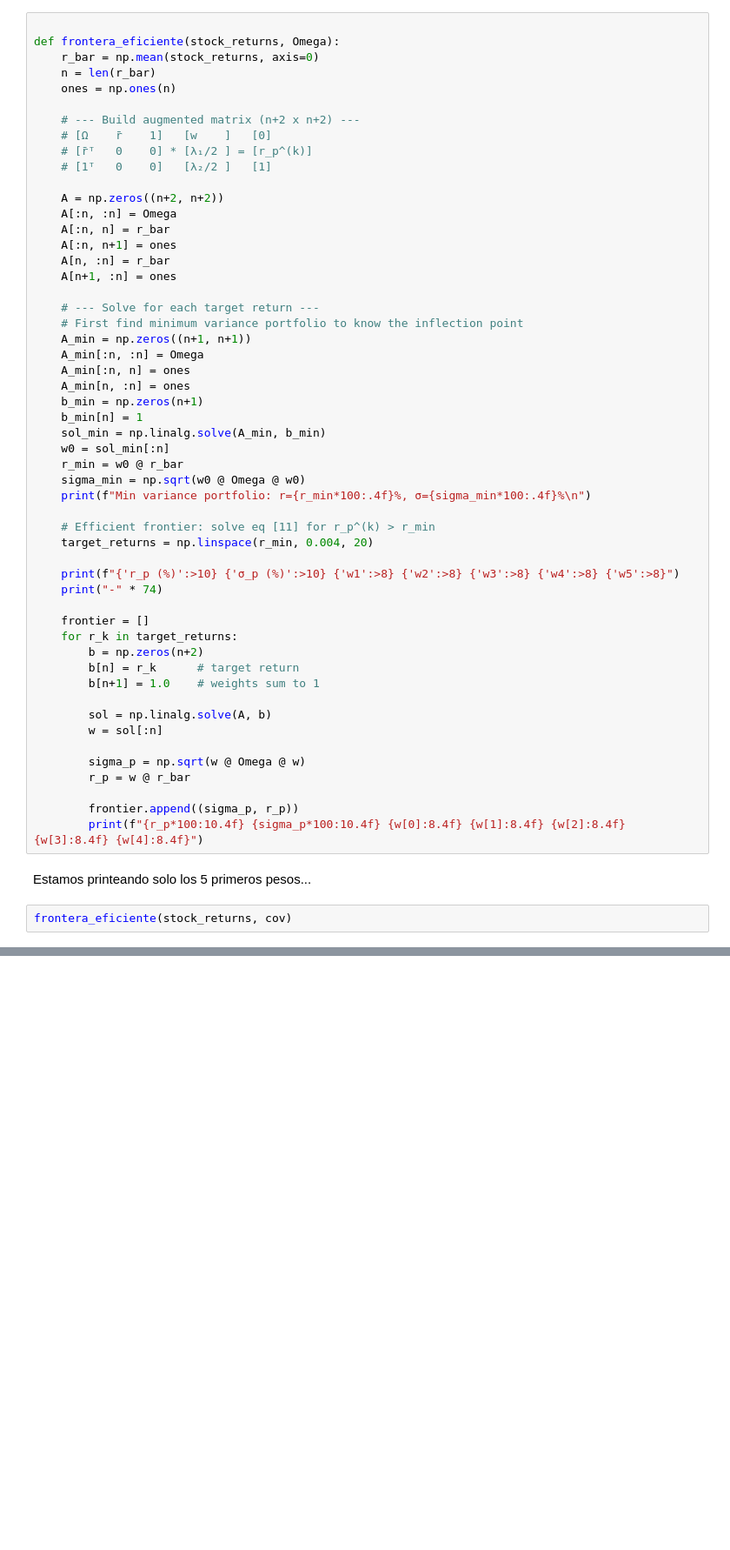
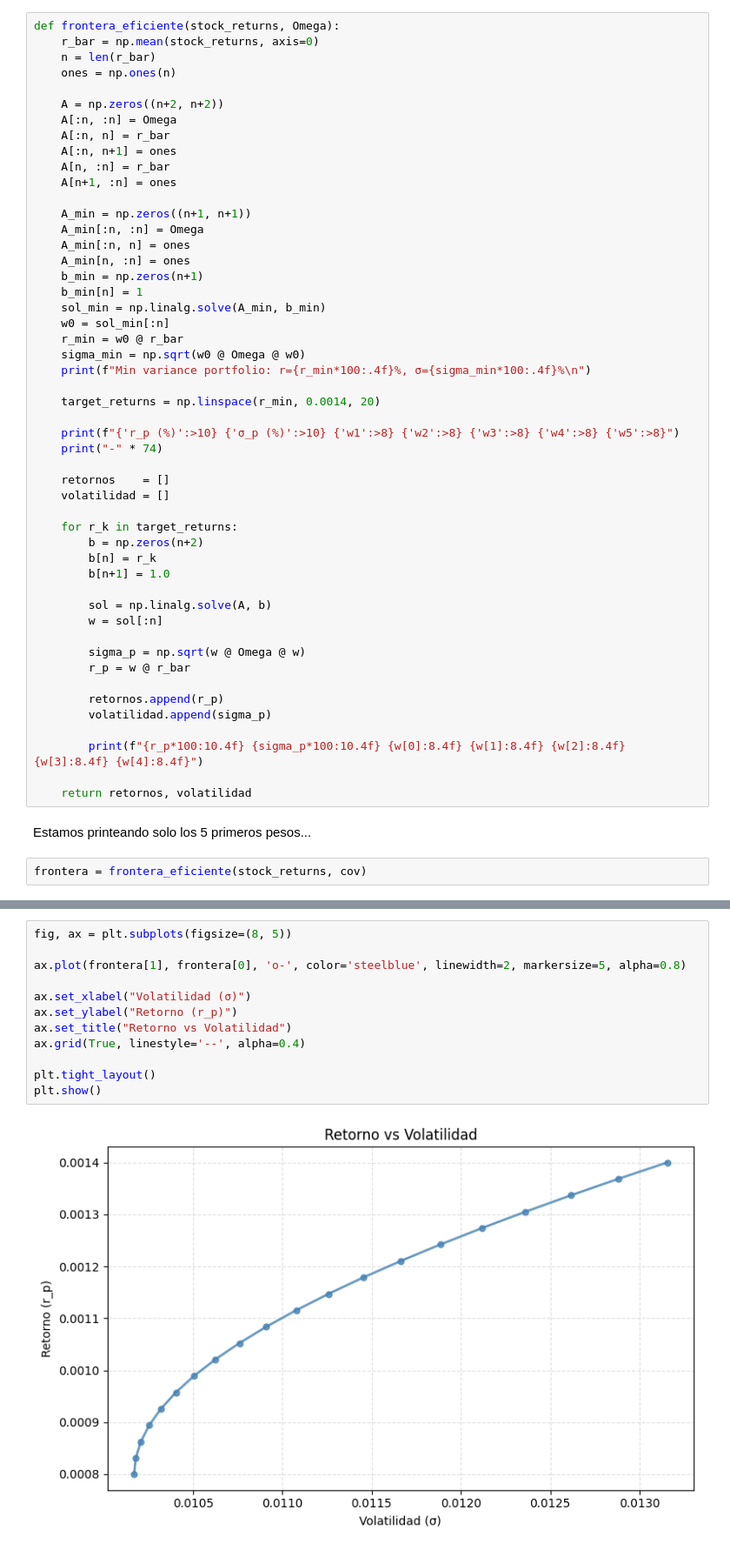
Before and after one commit to jaayg23/grade_CS, a Jupyter notebook: portfolio_m.ipynb, the cells around one changed output, grey strips where cells are left out. Shown at 87% size. Drawn from its saved outputs; the diff is of its cells as text; blank space fills up the shorter version.

```diff
--- a/portfolio_m.ipynb
+++ b/portfolio_m.ipynb
@@ -182,14 +182,8 @@ Volatilidad anual esperada (Riesgo): 21.04%
 # %%
-
 def frontera_eficiente(stock_returns, Omega):
     r_bar = np.mean(stock_returns, axis=0)
     n = len(r_bar)
     ones = np.ones(n)
-
-    # --- Build augmented matrix (n+2 x n+2) ---
-    # [Ω    r̄    1]   [w    ]   [0]
-    # [r̄ᵀ   0    0] * [λ₁/2 ] = [r_p^(k)]
-    # [1ᵀ   0    0]   [λ₂/2 ]   [1]
 
     A = np.zeros((n+2, n+2))
     A[:n, :n] = Omega
@@ -198,8 +192,6 @@ def frontera_eficiente(stock_returns, Omega):
     A[n, :n] = r_bar
     A[n+1, :n] = ones
 
-    # --- Solve for each target return ---
-    # First find minimum variance portfolio to know the inflection point
     A_min = np.zeros((n+1, n+1))
     A_min[:n, :n] = Omega
     A_min[:n, n] = ones
@@ -212,17 +204,18 @@ def frontera_eficiente(stock_returns, Omega):
     sigma_min = np.sqrt(w0 @ Omega @ w0)
     print(f"Min variance portfolio: r={r_min*100:.4f}%, σ={sigma_min*100:.4f}%\n")
 
-    # Efficient frontier: solve eq [11] for r_p^(k) > r_min
-    target_returns = np.linspace(r_min, 0.004, 20)
+    target_returns = np.linspace(r_min, 0.0014, 20)
 
     print(f"{'r_p (%)':>10} {'σ_p (%)':>10} {'w1':>8} {'w2':>8} {'w3':>8} {'w4':>8} {'w5':>8}")
     print("-" * 74)
 
-    frontier = []
+    retornos    = []
+    volatilidad = []
+
     for r_k in target_returns:
         b = np.zeros(n+2)
-        b[n] = r_k      # target return
-        b[n+1] = 1.0    # weights sum to 1
+        b[n] = r_k
+        b[n+1] = 1.0
 
         sol = np.linalg.solve(A, b)
         w = sol[:n]
@@ -230,10 +223,14 @@ def frontera_eficiente(stock_returns, Omega):
         sigma_p = np.sqrt(w @ Omega @ w)
         r_p = w @ r_bar
 
-        frontier.append((sigma_p, r_p))
+        retornos.append(r_p)
+        volatilidad.append(sigma_p)
+
         print(f"{r_p*100:10.4f} {sigma_p*100:10.4f} {w[0]:8.4f} {w[1]:8.4f} {w[2]:8.4f} {w[3]:8.4f} {w[4]:8.4f}")
+
+    return retornos, volatilidad
 # %% [markdown]
 Estamos printeando solo los 5 primeros pesos...
 # %%
-frontera_eficiente(stock_returns, cov)
+frontera = frontera_eficiente(stock_returns, cov)
 # %% [output]
@@ -256,0 +254,14 @@ Min variance portfolio: r=0.0799%, σ=1.0181%
+# %%
+fig, ax = plt.subplots(figsize=(8, 5))
+
+ax.plot(frontera[1], frontera[0], 'o-', color='steelblue', linewidth=2, markersize=5, alpha=0.8)
+
+ax.set_xlabel("Volatilidad (σ)")
+ax.set_ylabel("Retorno (r_p)")
+ax.set_title("Retorno vs Volatilidad")
+ax.grid(True, linestyle='--', alpha=0.4)
+
+plt.tight_layout()
+plt.show()
+# %% [output]
+[figure, added]
```
Also changed, not shown: parts of 13 cells of this notebook, 1 other file.
